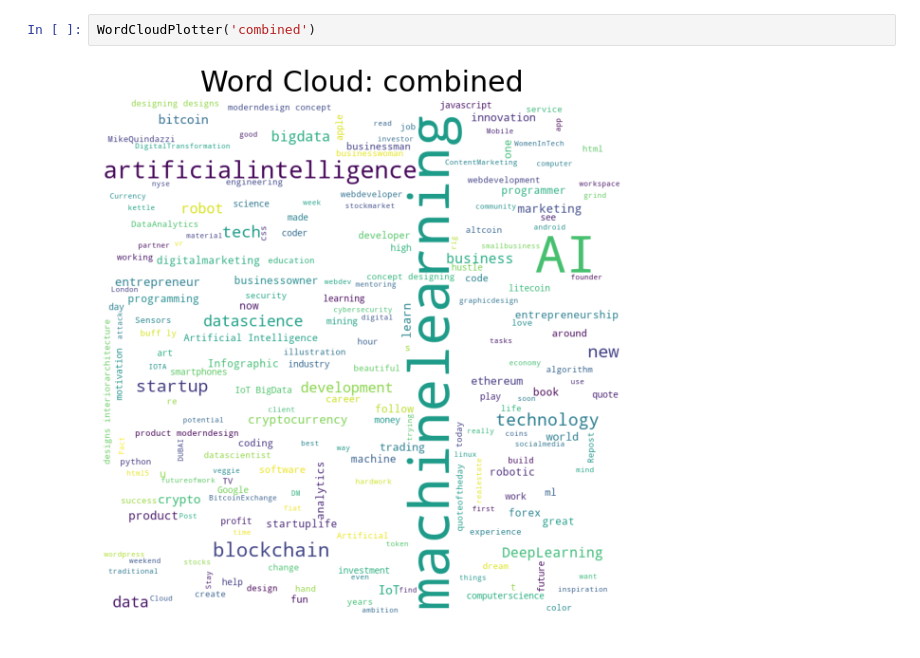
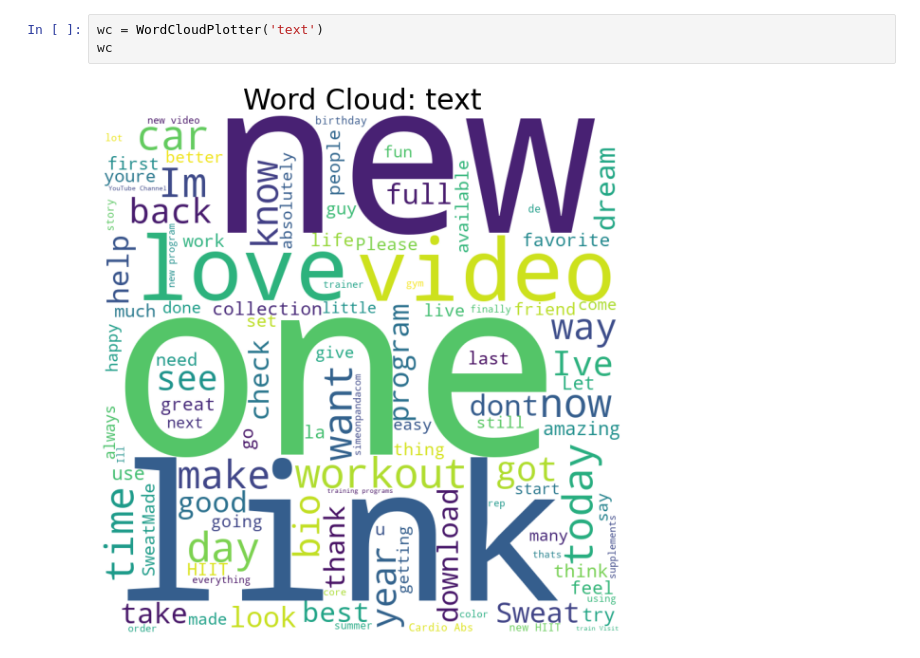
Before and after one commit to jfreese816/Final_Project, a Jupyter notebook: assets/ipynb/machine_learning.ipynb, the cells around one changed output. Drawn from its saved outputs; the diff is of its cells as text.

```diff
--- a/assets/ipynb/machine_learning.ipynb
+++ b/assets/ipynb/machine_learning.ipynb
@@ -103,4 +109,5 @@ WordCloudPlotter('Caption')
-# %%
-WordCloudPlotter('combined')
-# %% [output]
-[figure, removed]
+# %%
+wc = WordCloudPlotter('text')
+wc
+# %% [output]
+[figure, added]
```
Also changed, not shown: parts of 12 cells of this notebook, 21 other files.
